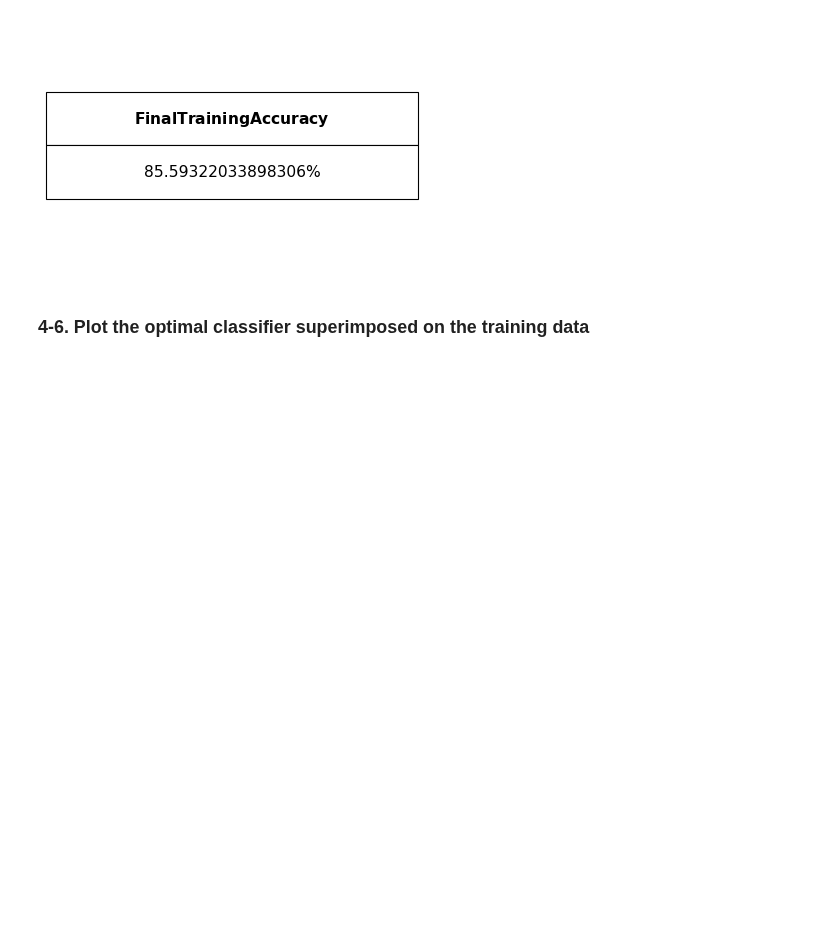
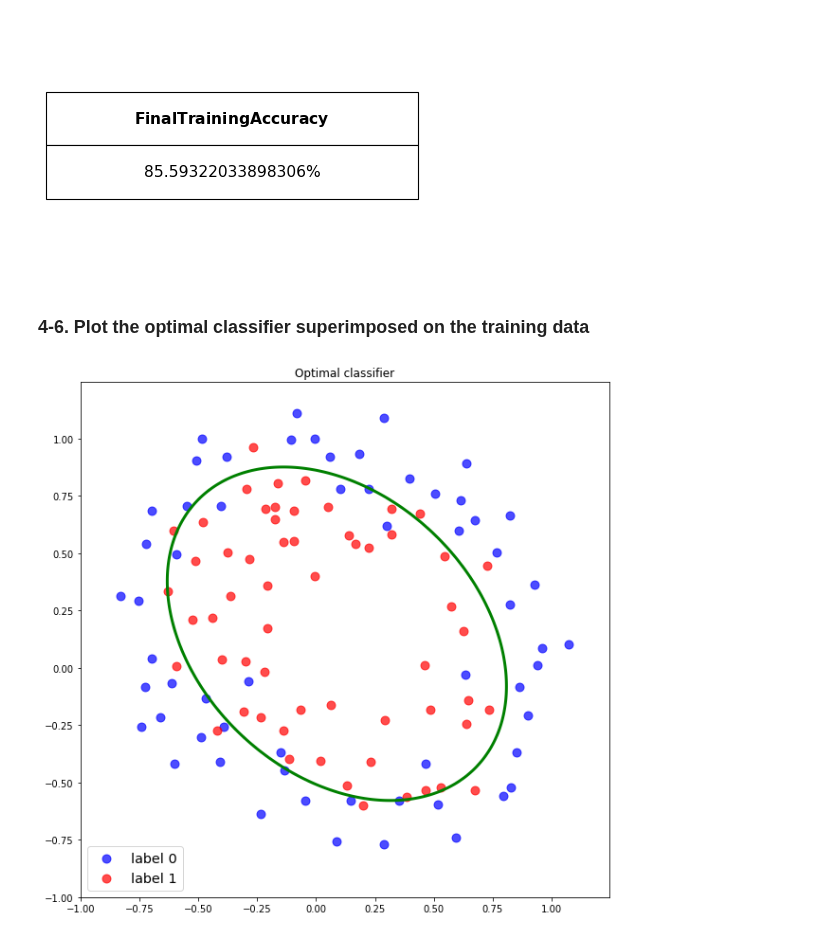
Before and after one commit to ihooni/class-MachineLearning, a Jupyter notebook: 06/assignment-06.ipynb, the cells around one changed output. Saved outputs shown, nothing was run; the diff lists cells and outputs as text; code cells hidden in the pictures; blank space fills up the shorter version.

```diff
--- a/06/assignment-06.ipynb
+++ b/06/assignment-06.ipynb
@@ -134,3 +135,28 @@ plt.show()
 [figure]
 # %% [markdown]
 ### 4-6. Plot the optimal classifier superimposed on the training data
+# %%
+# make range variables of X
+x_ticks = np.arange(-1, 1.25, 0.005)
+y_ticks = np.arange(-1, 1.25, 0.005)
+xx, yy = np.meshgrid(x_ticks, y_ticks)
+
+# make temp X for logistic calculation
+temp_xx = np.reshape(xx, (-1, 1))
+temp_yy = np.reshape(yy, (-1, 1))
+temp_X = np.concatenate((temp_xx, temp_yy), axis=1)
+temp_X = prepare_X_data(temp_X)
+
+# calculate logistic function value by obtained classifier
+temp_zz = logistic(theta, temp_X)
+zz = np.reshape(temp_zz, xx.shape)
+
+plt.figure(figsize=(10, 10))
+plt.title('Optimal classifier')
+plt.contour(xx, yy, zz, levels=[0.5], colors='green', linewidths=3)
+plt.scatter(X_label0[:, 0], X_label0[:, 1], alpha=0.7, c='b', s=80)
+plt.scatter(X_label1[:, 0], X_label1[:, 1], alpha=0.7, c='r', s=80)
+plt.legend(['label 0', 'label 1'], fontsize='x-large', loc='lower left')
+plt.show()
+# %% [output]
+[figure, added]
```
Also changed, not shown: parts of 3 cells of this notebook.
